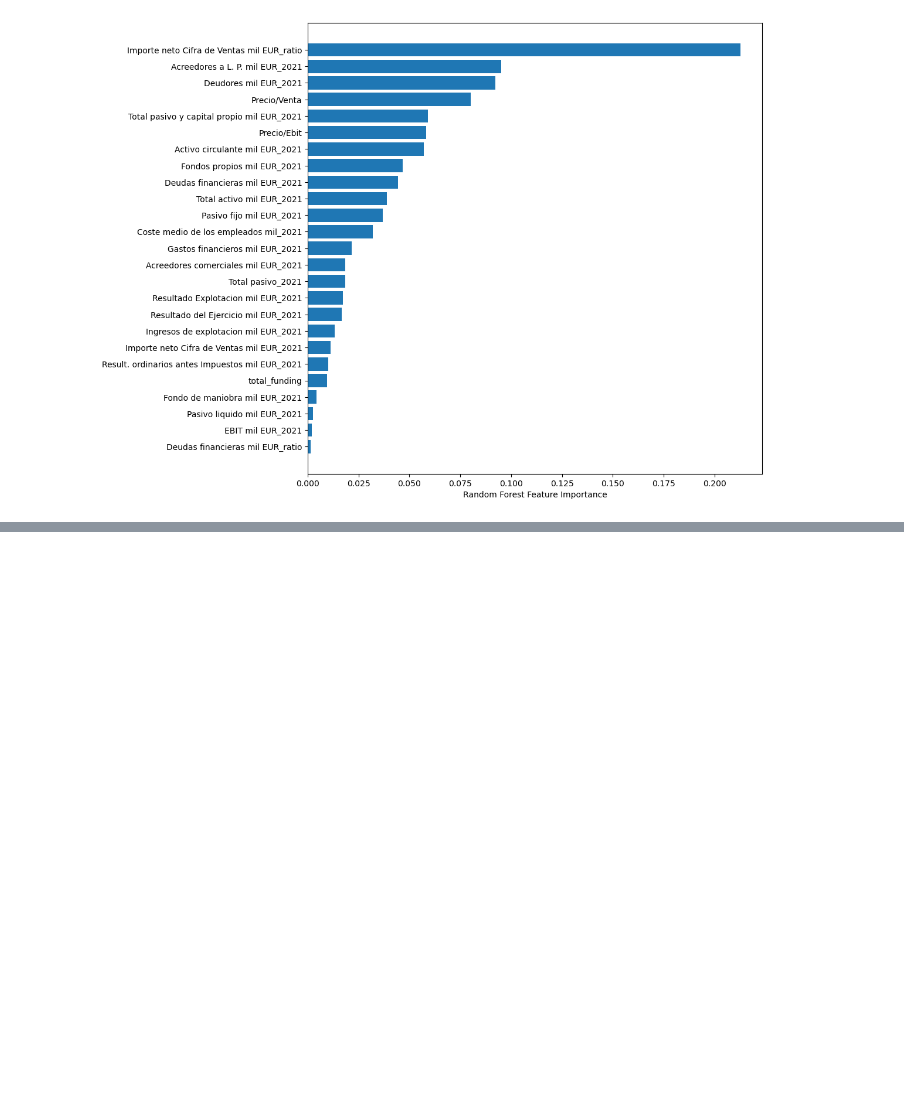
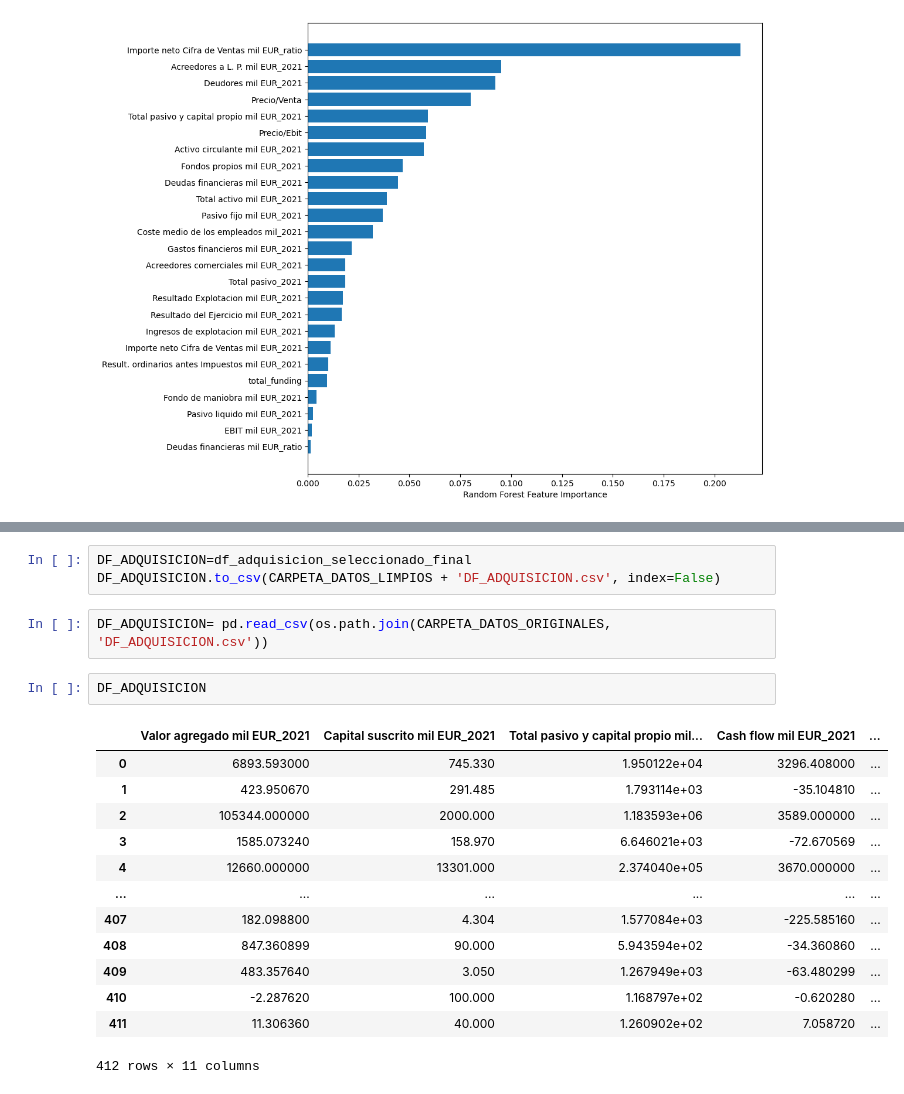
Before and after one commit to unaimleal/spri_reto_07_morado, a Jupyter notebook: preprocesamiento.ipynb, the cells around one changed output, grey strips where cells are left out. Cells and saved outputs as stored; diff of their text form; blank space fills up the shorter version.

```diff
--- a/preprocesamiento.ipynb
+++ b/preprocesamiento.ipynb
@@ -1166,0 +1540,21 @@ df_valoracion_seleccionado=df_valoracion_seleccionado.drop(['valuation_2022'],ax
+# %%
+DF_ADQUISICION=df_adquisicion_seleccionado_final
+DF_ADQUISICION.to_csv(CARPETA_DATOS_LIMPIOS + 'DF_ADQUISICION.csv', index=False)
+# %%
+DF_ADQUISICION= pd.read_csv(os.path.join(CARPETA_DATOS_ORIGINALES, 'DF_ADQUISICION.csv'))
+# %%
+DF_ADQUISICION
+# %% [output]
+|  | Valor agregado mil EUR_2021 | Capital suscrito mil EUR_2021 | Total pasivo y capital propio mil... | Cash flow mil EUR_2021 | ... |
+| 0 | 6893.593000 | 745.330 | 1.950122e+04 | 3296.408000 | ... |
+| 1 | 423.950670 | 291.485 | 1.793114e+03 | -35.104810 | ... |
+| 2 | 105344.000000 | 2000.000 | 1.183593e+06 | 3589.000000 | ... |
+| 3 | 1585.073240 | 158.970 | 6.646021e+03 | -72.670569 | ... |
+| 4 | 12660.000000 | 13301.000 | 2.374040e+05 | 3670.000000 | ... |
+| ... | ... | ... | ... | ... | ... |
+| 407 | 182.098800 | 4.304 | 1.577084e+03 | -225.585160 | ... |
+| 408 | 847.360899 | 90.000 | 5.943594e+02 | -34.360860 | ... |
+| 409 | 483.357640 | 3.050 | 1.267949e+03 | -63.480299 | ... |
+| 410 | -2.287620 | 100.000 | 1.168797e+02 | -0.620280 | ... |
+| 411 | 11.306360 | 40.000 | 1.260902e+02 | 7.058720 | ... |
+412 rows × 11 columns
```
Also changed, not shown: parts of 34 cells of this notebook, 2 other files.
